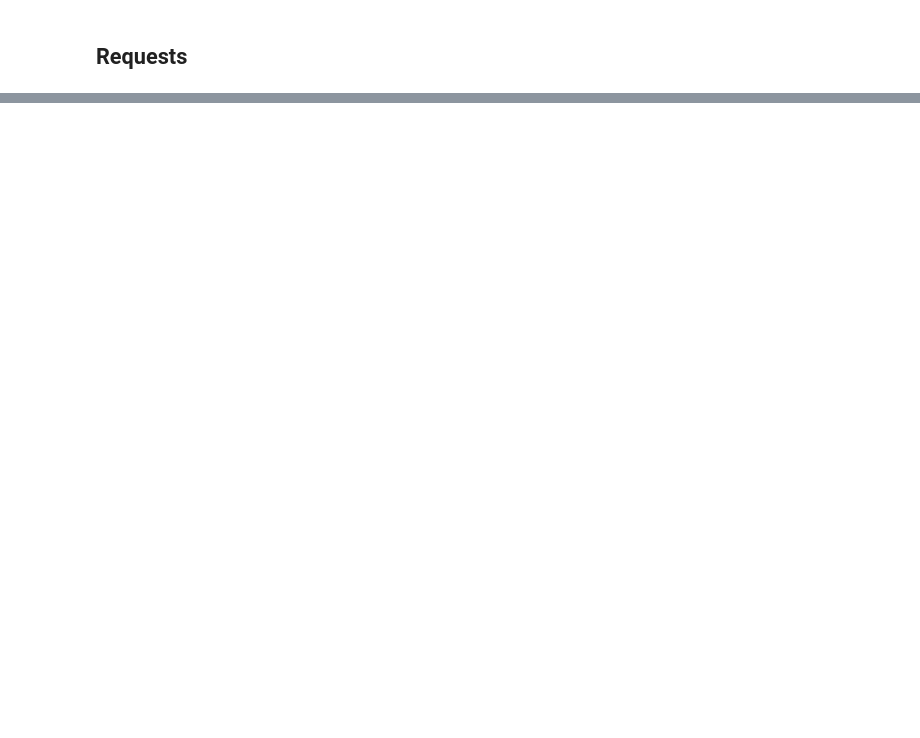
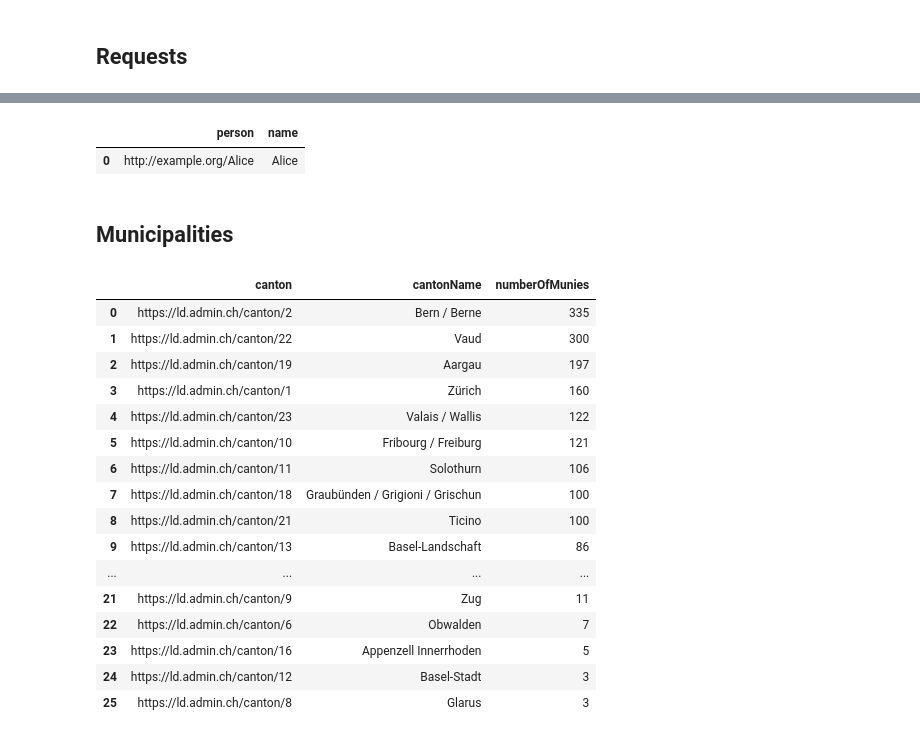
Before and after one commit to bequrios/JupyterLite_Local, a Jupyter notebook: notebooks/notebook.ipynb, the cells around one changed output, grey strips where cells are left out. Drawn from its saved outputs; the diff is of its cells as text; code cells hidden in the pictures; blank space fills up the shorter version.

```diff
--- a/notebooks/notebook.ipynb
+++ b/notebooks/notebook.ipynb
@@ -28,0 +128,80 @@ print(response.status_code)
+# %%
+ttl = """
+
+@prefix ex: <http://example.org/> .
+ex:Alice a ex:Person ;
+         ex:name "Alice" ;
+         ex:age 30 .
+ex:Bob a ex:Person ;
+        ex:knows ex:Alice .
+
+"""
+
+query = """
+PREFIX ex: <http://example.org/>
+SELECT ?person ?name
+WHERE {
+  ?person a ex:Person ;
+          ex:name ?name .
+}
+"""
+
+df = query_ttl(ttl, query)
+
+display_result(df)
+# %% [output]
+|  | person | name |
+| 0 | http://example.org/Alice | Alice |
+# %% [markdown]
+## Municipalities
+# %%
+query = """
+
+PREFIX vl: <https://version.link/>
+PREFIX admin: <https://schema.ld.admin.ch/>
+PREFIX schema: <http://schema.org/>
+
+SELECT ?canton ?cantonName ?numberOfMunies
+FROM <https://lindas.admin.ch/fso/register>
+WHERE {
+
+    ?canton schema:legalName ?cantonName.
+
+    {
+        SELECT ?canton (COUNT(?muni) AS ?numberOfMunies)
+        WHERE {
+
+            ?muni a admin:PoliticalMunicipality;
+                a vl:Identity;
+                schema:isPartOf/schema:isPartOf ?canton.
+
+            MINUS {?muni a vl:Deprecated}
+
+        } GROUP BY ?canton
+
+    }
+} ORDER BY DESC(?numberOfMunies)
+
+"""
+
+df = query_endpoint("https://lindas.int.cz-aws.net/query", query)
+
+display_result(df)
+# %% [output]
+|  | canton | cantonName | numberOfMunies |
+| 0 | https://ld.admin.ch/canton/2 | Bern / Berne | 335 |
+| 1 | https://ld.admin.ch/canton/22 | Vaud | 300 |
+| 2 | https://ld.admin.ch/canton/19 | Aargau | 197 |
+| 3 | https://ld.admin.ch/canton/1 | Zürich | 160 |
+| 4 | https://ld.admin.ch/canton/23 | Valais / Wallis | 122 |
+| 5 | https://ld.admin.ch/canton/10 | Fribourg / Freiburg | 121 |
+| 6 | https://ld.admin.ch/canton/11 | Solothurn | 106 |
+| 7 | https://ld.admin.ch/canton/18 | Graubünden / Grigioni / Grischun | 100 |
+| 8 | https://ld.admin.ch/canton/21 | Ticino | 100 |
+| 9 | https://ld.admin.ch/canton/13 | Basel-Landschaft | 86 |
+| ... | ... | ... | ... |
+| 21 | https://ld.admin.ch/canton/9 | Zug | 11 |
+| 22 | https://ld.admin.ch/canton/6 | Obwalden | 7 |
+| 23 | https://ld.admin.ch/canton/16 | Appenzell Innerrhoden | 5 |
+| 24 | https://ld.admin.ch/canton/12 | Basel-Stadt | 3 |
+| 25 | https://ld.admin.ch/canton/8 | Glarus | 3 |
```
Also changed, not shown: parts of 10 cells of this notebook, 2 other files.
